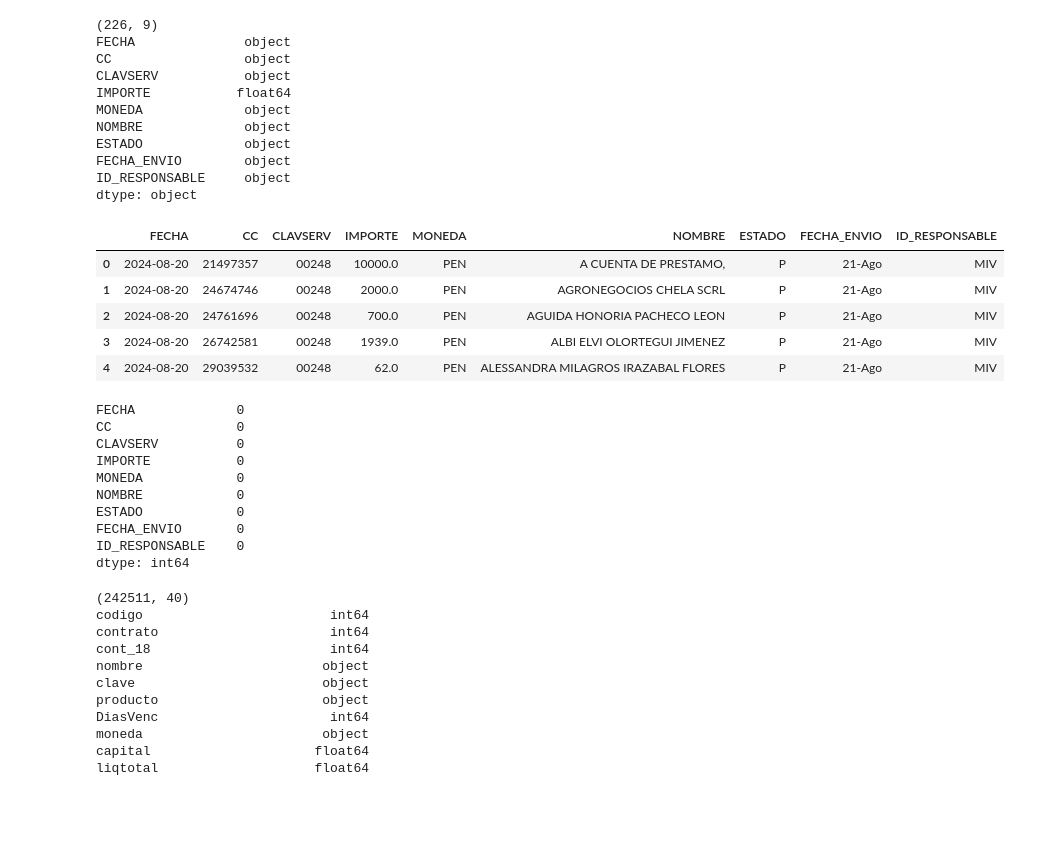
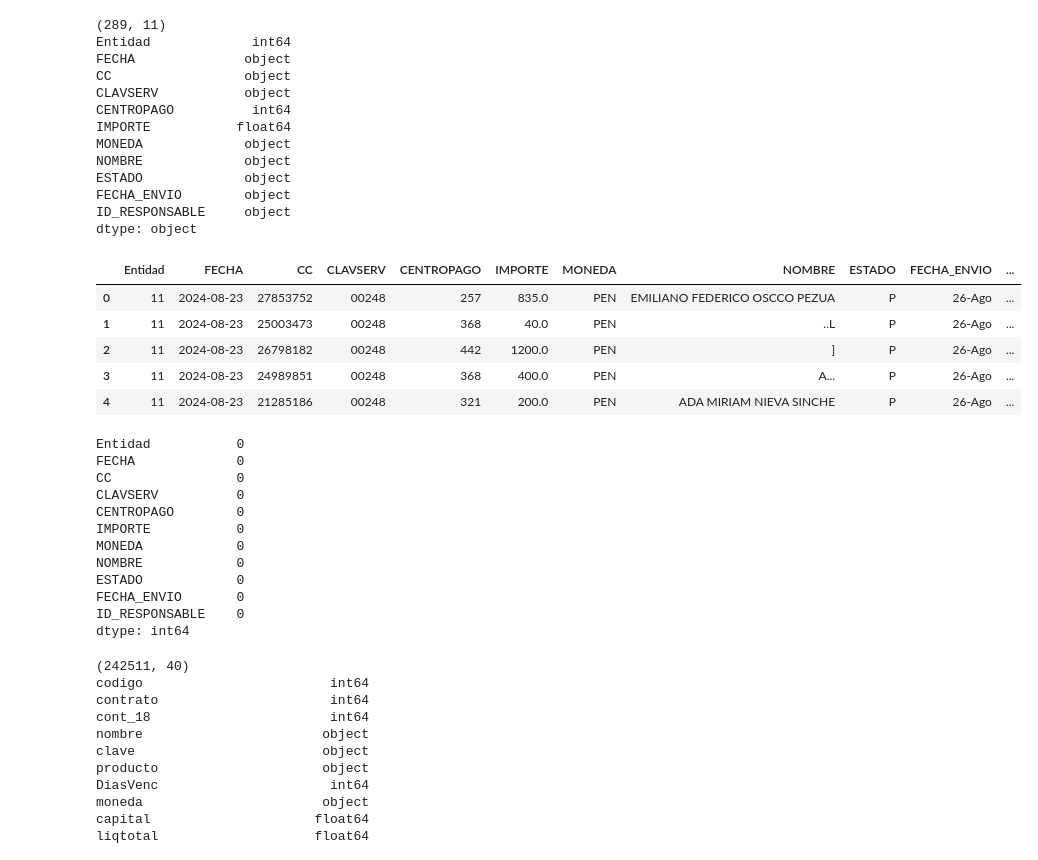
Before and after one commit to iriarteMirko/base-pagos, a Jupyter notebook: main.ipynb, the cells around one changed output. Drawn from its saved outputs; the diff is of its cells as text; code cells hidden in the pictures; blank space fills up the shorter version.

```diff
--- a/main.ipynb
+++ b/main.ipynb
@@ -106,47 +110,51 @@ dtype: object
 # %%
 fecha_formateada = pd.to_datetime('today').strftime('%d-%b')
 fecha_formateada = fecha_formateada[:3] + fecha_formateada[3:].capitalize()
 
 df_base['FECHA_ENVIO'] = fecha_formateada.replace('.', '')
 df_base['ID_RESPONSABLE'] = 'MIV'
 
-cols_base = ['FECHA', 'CODCEN', 'CLAVSERV', 'IMPORTE', 'MONEDA', 'NOMBRE', 'ESTADO', 'FECHA_ENVIO', 'ID_RESPONSABLE']
+cols_base = ['Entidad', 'FECHA', 'CODCEN', 'CLAVSERV', 'CENTROPAGO', 'IMPORTE', 'MONEDA', 'NOMBRE', 'ESTADO', 'FECHA_ENVIO', 'ID_RESPONSABLE']
 df_base = df_base[cols_base]
 df_base = df_base.rename(columns={'CODCEN': 'CC'})
 
 df_base['CC'] = df_base['CC'].astype('Int64').astype(str).str.zfill(8)
 df_base['CC'] = df_base['CC'].str.replace(' ', '').str.replace(r'\D', '', regex=True).str[-8:]
 df_base['CC'] = df_base['CC'].str.zfill(8)
 
 df_base['CLAVSERV'] = df_base['CLAVSERV'].astype(str).str.zfill(5)
 
 print(df_base.shape)
 print(df_base.dtypes)
 df_base.head(5)
 # %% [output]
-(226, 9)
+(289, 11)
+Entidad             int64
 FECHA              object
 CC                 object
 CLAVSERV           object
+CENTROPAGO          int64
 IMPORTE           float64
 MONEDA             object
 NOMBRE             object
 ESTADO             object
 FECHA_ENVIO        object
 ID_RESPONSABLE     object
 dtype: object
-|  | FECHA | CC | CLAVSERV | IMPORTE | MONEDA | NOMBRE | ESTADO | FECHA_ENVIO | ID_RESPONSABLE |
-| 0 | 2024-08-20 | 21497357 | 00248 | 10000.0 | PEN | A CUENTA DE PRESTAMO, | P | 21-Ago | MIV |
-| 1 | 2024-08-20 | 24674746 | 00248 | 2000.0 | PEN | AGRONEGOCIOS CHELA SCRL | P | 21-Ago | MIV |
-| 2 | 2024-08-20 | 24761696 | 00248 | 700.0 | PEN | AGUIDA HONORIA PACHECO LEON | P | 21-Ago | MIV |
-| 3 | 2024-08-20 | 26742581 | 00248 | 1939.0 | PEN | ALBI ELVI OLORTEGUI JIMENEZ | P | 21-Ago | MIV |
-| 4 | 2024-08-20 | 29039532 | 00248 | 62.0 | PEN | ALESSANDRA MILAGROS IRAZABAL FLORES | P | 21-Ago | MIV |
+|  | Entidad | FECHA | CC | CLAVSERV | CENTROPAGO | IMPORTE | MONEDA | NOMBRE | ESTADO | FECHA_ENVIO | ... |
+| 0 | 11 | 2024-08-23 | 27853752 | 00248 | 257 | 835.0 | PEN | EMILIANO FEDERICO OSCCO PEZUA | P | 26-Ago | ... |
+| 1 | 11 | 2024-08-23 | 25003473 | 00248 | 368 | 40.0 | PEN | ..L | P | 26-Ago | ... |
+| 2 | 11 | 2024-08-23 | 26798182 | 00248 | 442 | 1200.0 | PEN | ] | P | 26-Ago | ... |
+| 3 | 11 | 2024-08-23 | 24989851 | 00248 | 368 | 400.0 | PEN | A... | P | 26-Ago | ... |
+| 4 | 11 | 2024-08-23 | 21285186 | 00248 | 321 | 200.0 | PEN | ADA MIRIAM NIEVA SINCHE | P | 26-Ago | ... |
 # %%
 df_base.isnull().sum()
 # %% [output]
+Entidad           0
 FECHA             0
 CC                0
 CLAVSERV          0
+CENTROPAGO        0
 IMPORTE           0
 MONEDA            0
 NOMBRE            0
```
Also changed, not shown: parts of 46 cells of this notebook.
